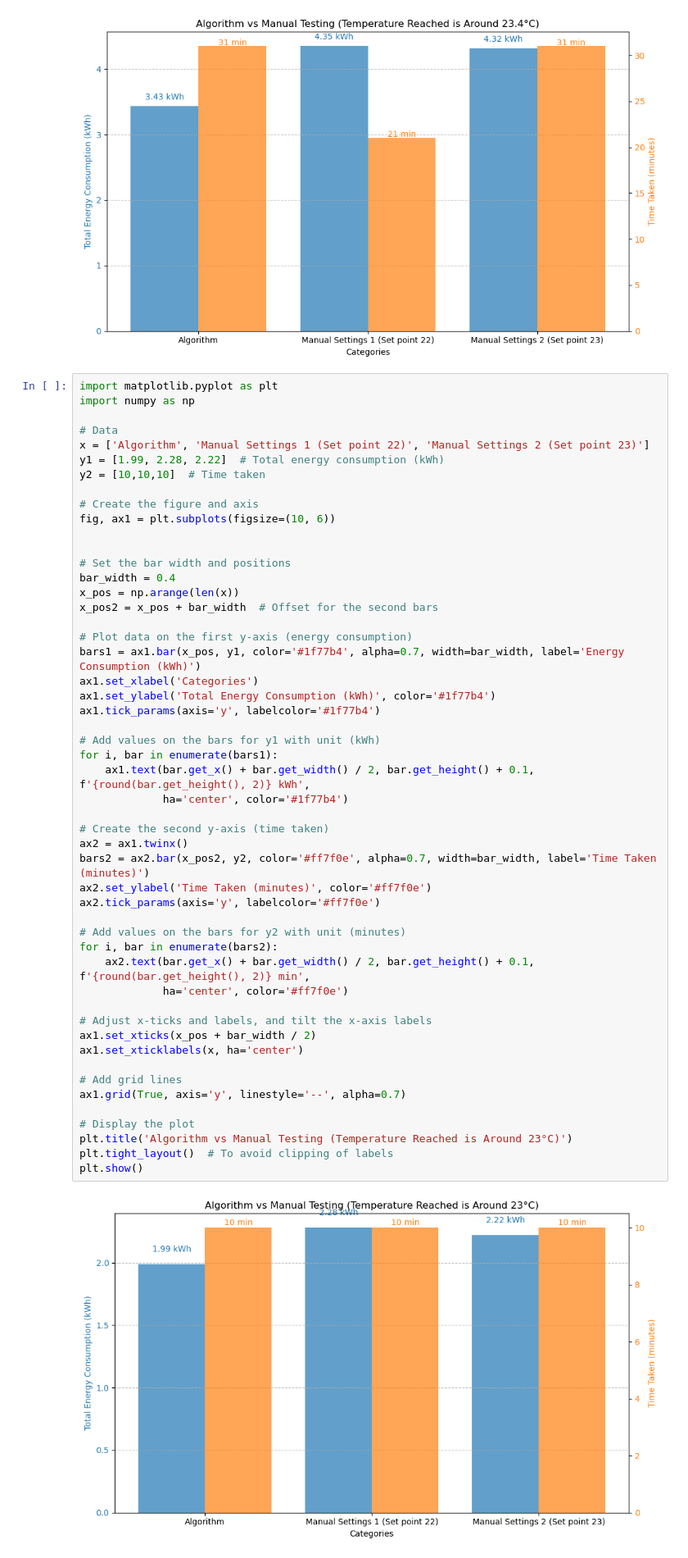
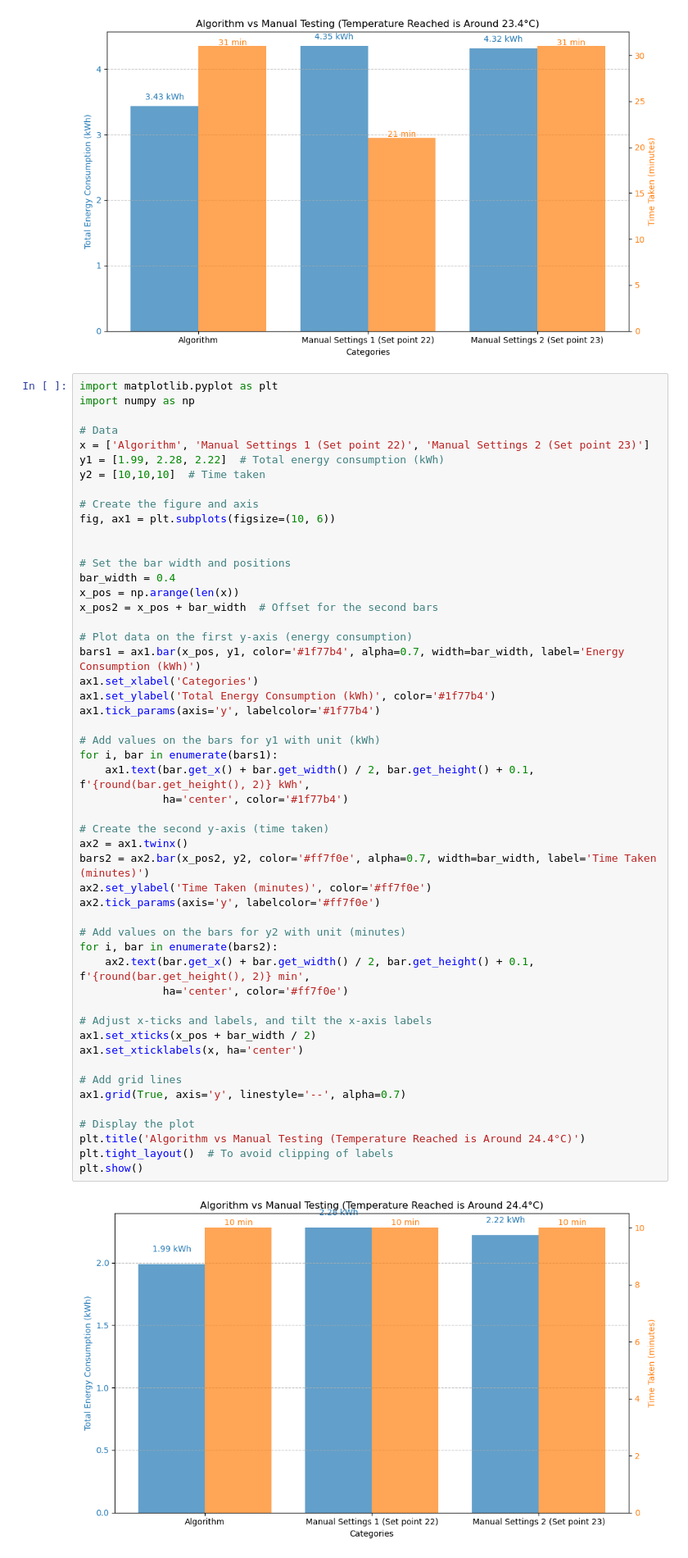
Before and after one commit to AYunYang/AI_trial, a Jupyter notebook: Data analysis/Manual and AI testing.ipynb, the cells around one changed output. Shown: that part at 82% size. Saved outputs shown, nothing was run; the diff lists cells and outputs as text.

```diff
--- a/Data analysis/Manual and AI testing.ipynb
+++ b/Data analysis/Manual and AI testing.ipynb
@@ -270,35 +270,35 @@ ax1.set_xlabel('Categories')
 ax1.set_ylabel('Total Energy Consumption (kWh)', color='#1f77b4')
 ax1.tick_params(axis='y', labelcolor='#1f77b4')
 
 # Add values on the bars for y1 with unit (kWh)
 for i, bar in enumerate(bars1):
     ax1.text(bar.get_x() + bar.get_width() / 2, bar.get_height() + 0.1, f'{round(bar.get_height(), 2)} kWh',
              ha='center', color='#1f77b4')
 
 # Create the second y-axis (time taken)
 ax2 = ax1.twinx()
 bars2 = ax2.bar(x_pos2, y2, color='#ff7f0e', alpha=0.7, width=bar_width, label='Time Taken (minutes)')
 ax2.set_ylabel('Time Taken (minutes)', color='#ff7f0e')
 ax2.tick_params(axis='y', labelcolor='#ff7f0e')
 
 # Add values on the bars for y2 with unit (minutes)
 for i, bar in enumerate(bars2):
     ax2.text(bar.get_x() + bar.get_width() / 2, bar.get_height() + 0.1, f'{round(bar.get_height(), 2)} min',
              ha='center', color='#ff7f0e')
 
 # Adjust x-ticks and labels, and tilt the x-axis labels
 ax1.set_xticks(x_pos + bar_width / 2)
 ax1.set_xticklabels(x, ha='center')
 
 # Add grid lines
 ax1.grid(True, axis='y', linestyle='--', alpha=0.7)
 
 # Display the plot
-plt.title('Algorithm vs Manual Testing (Temperature Reached is Around 23°C)')
+plt.title('Algorithm vs Manual Testing (Temperature Reached is Around 24.4°C)')
 plt.tight_layout()  # To avoid clipping of labels
 plt.show()
 # %% [output]
-[figure, old version]
+[figure, new version]
 # %%
 import matplotlib.pyplot as plt
 import numpy as np
```
Also changed, not shown: parts of 3 cells of this notebook, 1 other file.
